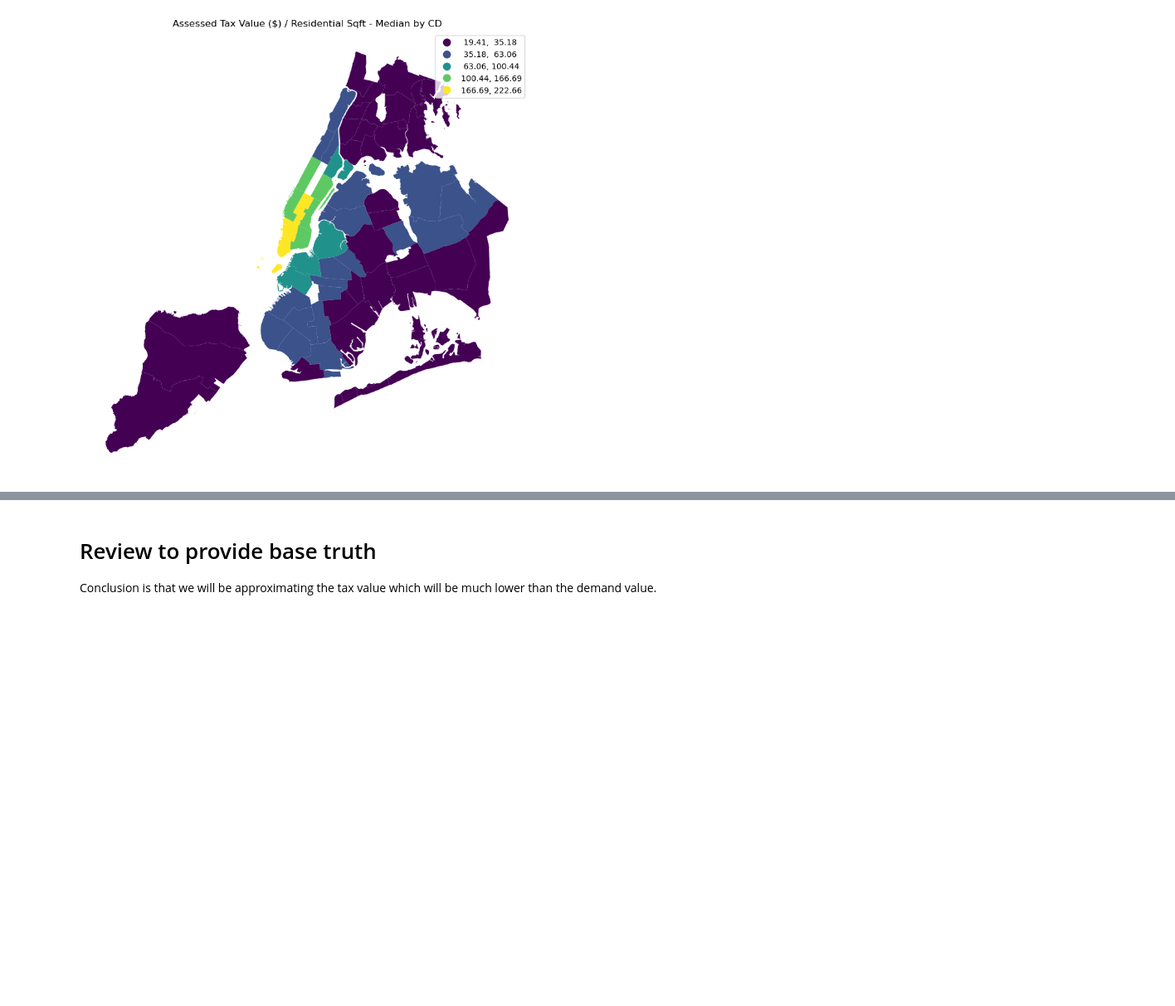
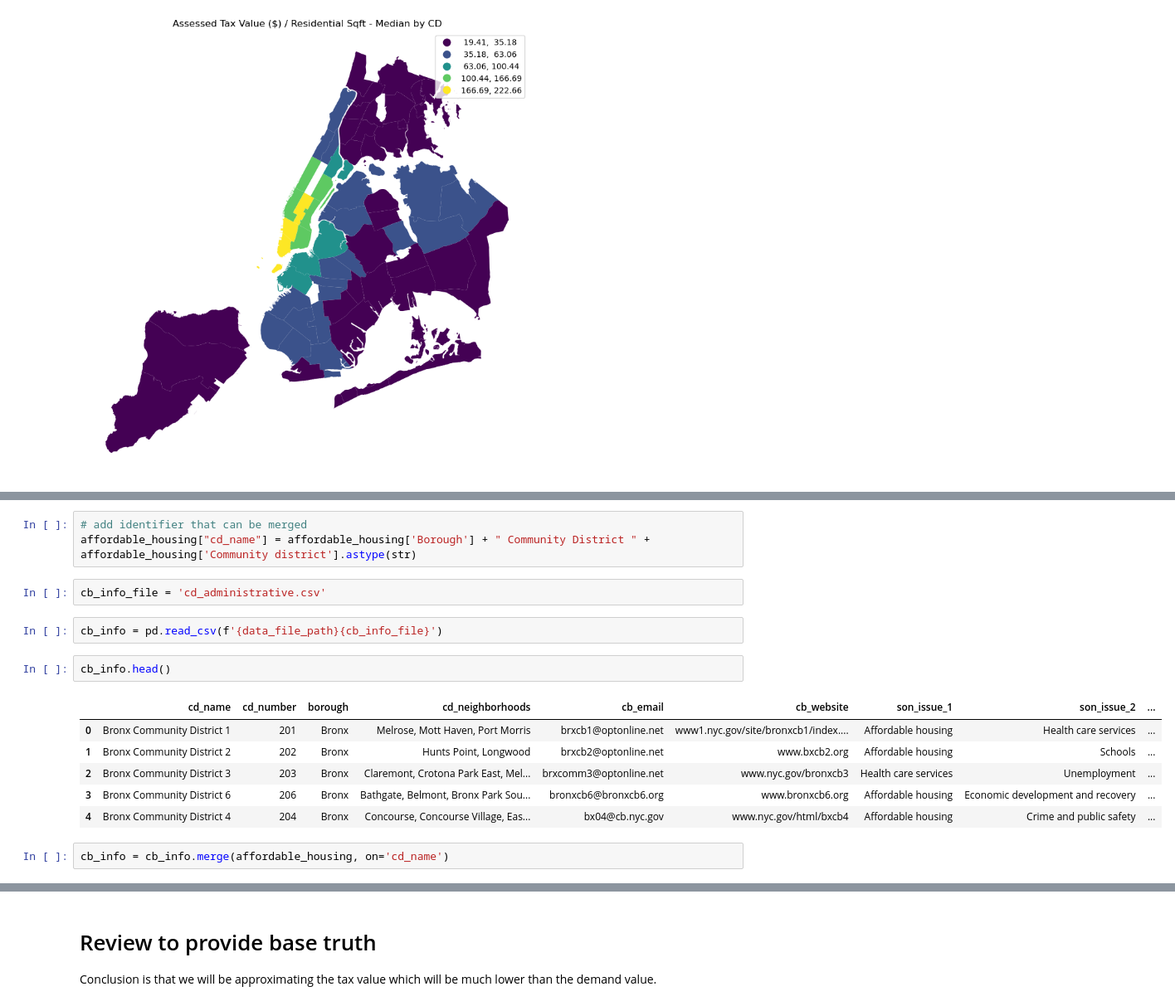
Before and after one commit to block-party-studio/block_party, a Jupyter notebook: notebooks/case_studies/dataXdesign/price_per_sqft.ipynb, the cells around one changed output, grey strips where cells are left out. Shown: that part at 83% size. Saved outputs shown, nothing was run; the diff lists cells and outputs as text; blank space fills up the shorter version.

```diff
--- a/notebooks/case_studies/dataXdesign/price_per_sqft.ipynb
+++ b/notebooks/case_studies/dataXdesign/price_per_sqft.ipynb
@@ -480,0 +543,18 @@ plt.show()
+# %%
+# add identifier that can be merged
+affordable_housing["cd_name"] = affordable_housing['Borough'] + " Community District " + affordable_housing['Community district'].astype(str)
+# %%
+cb_info_file = 'cd_administrative.csv'
+# %%
+cb_info = pd.read_csv(f'{data_file_path}{cb_info_file}')
+# %%
+cb_info.head()
+# %% [output]
+|  | cd_name | cd_number | borough | cd_neighborhoods | cb_email | cb_website | son_issue_1 | son_issue_2 | ... |
+| 0 | Bronx Community District 1 | 201 | Bronx | Melrose, Mott Haven, Port Morris | brxcb1@optonline.net | www1.nyc.gov/site/bronxcb1/index.... | Affordable housing | Health care services | ... |
+| 1 | Bronx Community District 2 | 202 | Bronx | Hunts Point, Longwood | brxcb2@optonline.net | www.bxcb2.org | Affordable housing | Schools | ... |
+| 2 | Bronx Community District 3 | 203 | Bronx | Claremont, Crotona Park East, Mel... | brxcomm3@optonline.net | www.nyc.gov/bronxcb3 | Health care services | Unemployment | ... |
+| 3 | Bronx Community District 6 | 206 | Bronx | Bathgate, Belmont, Bronx Park Sou... | bronxcb6@bronxcb6.org | www.bronxcb6.org | Affordable housing | Economic development and recovery | ... |
+| 4 | Bronx Community District 4 | 204 | Bronx | Concourse, Concourse Village, Eas... | bx04@cb.nyc.gov | www.nyc.gov/html/bxcb4 | Affordable housing | Crime and public safety | ... |
+# %%
+cb_info = cb_info.merge(affordable_housing, on='cd_name')
```
Also changed, not shown: parts of 36 cells of this notebook.
